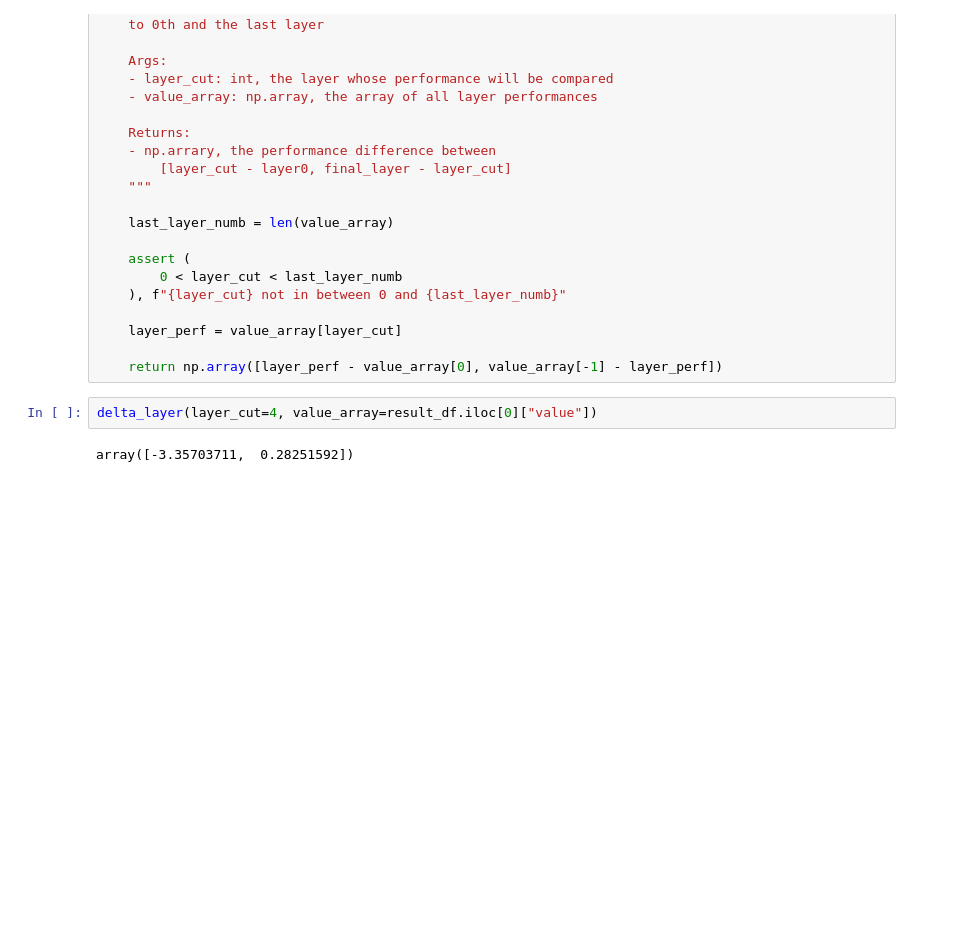
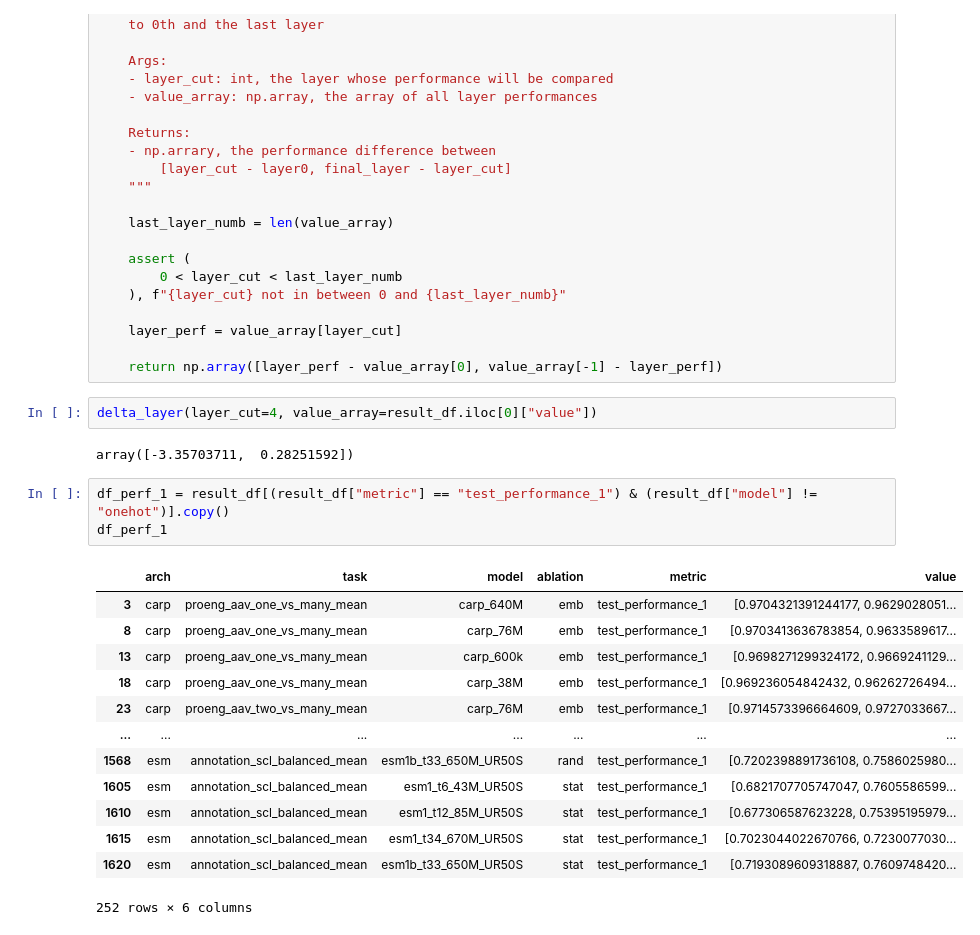
Before and after one commit to microsoft/protein-transfer, a Jupyter notebook: sandbox/results_replot.ipynb, the cells around one changed output. Cells and saved outputs as stored; diff of their text form; blank space fills up the shorter version.

```diff
--- a/sandbox/results_replot.ipynb
+++ b/sandbox/results_replot.ipynb
@@ -71,3 +71,20 @@ def delta_layer(layer_cut: int, value_array: np.array) -> np.array:
 delta_layer(layer_cut=4, value_array=result_df.iloc[0]["value"])
 # %% [output]
 array([-3.35703711,  0.28251592])
+# %%
+df_perf_1 = result_df[(result_df["metric"] == "test_performance_1") & (result_df["model"] != "onehot")].copy()
+df_perf_1
+# %% [output]
+|  | arch | task | model | ablation | metric | value |
+| 3 | carp | proeng_aav_one_vs_many_mean | carp_640M | emb | test_performance_1 | [0.9704321391244177, 0.9629028051... |
+| 8 | carp | proeng_aav_one_vs_many_mean | carp_76M | emb | test_performance_1 | [0.9703413636783854, 0.9633589617... |
+| 13 | carp | proeng_aav_one_vs_many_mean | carp_600k | emb | test_performance_1 | [0.9698271299324172, 0.9669241129... |
+| 18 | carp | proeng_aav_one_vs_many_mean | carp_38M | emb | test_performance_1 | [0.969236054842432, 0.96262726494... |
+| 23 | carp | proeng_aav_two_vs_many_mean | carp_76M | emb | test_performance_1 | [0.9714573396664609, 0.9727033667... |
+| ... | ... | ... | ... | ... | ... | ... |
+| 1568 | esm | annotation_scl_balanced_mean | esm1b_t33_650M_UR50S | rand | test_performance_1 | [0.7202398891736108, 0.7586025980... |
+| 1605 | esm | annotation_scl_balanced_mean | esm1_t6_43M_UR50S | stat | test_performance_1 | [0.6821707705747047, 0.7605586599... |
+| 1610 | esm | annotation_scl_balanced_mean | esm1_t12_85M_UR50S | stat | test_performance_1 | [0.677306587623228, 0.75395195979... |
+| 1615 | esm | annotation_scl_balanced_mean | esm1_t34_670M_UR50S | stat | test_performance_1 | [0.7023044022670766, 0.7230077030... |
+| 1620 | esm | annotation_scl_balanced_mean | esm1b_t33_650M_UR50S | stat | test_performance_1 | [0.7193089609318887, 0.7609748420... |
+252 rows × 6 columns
```
Also changed, not shown: parts of 3 cells of this notebook.
